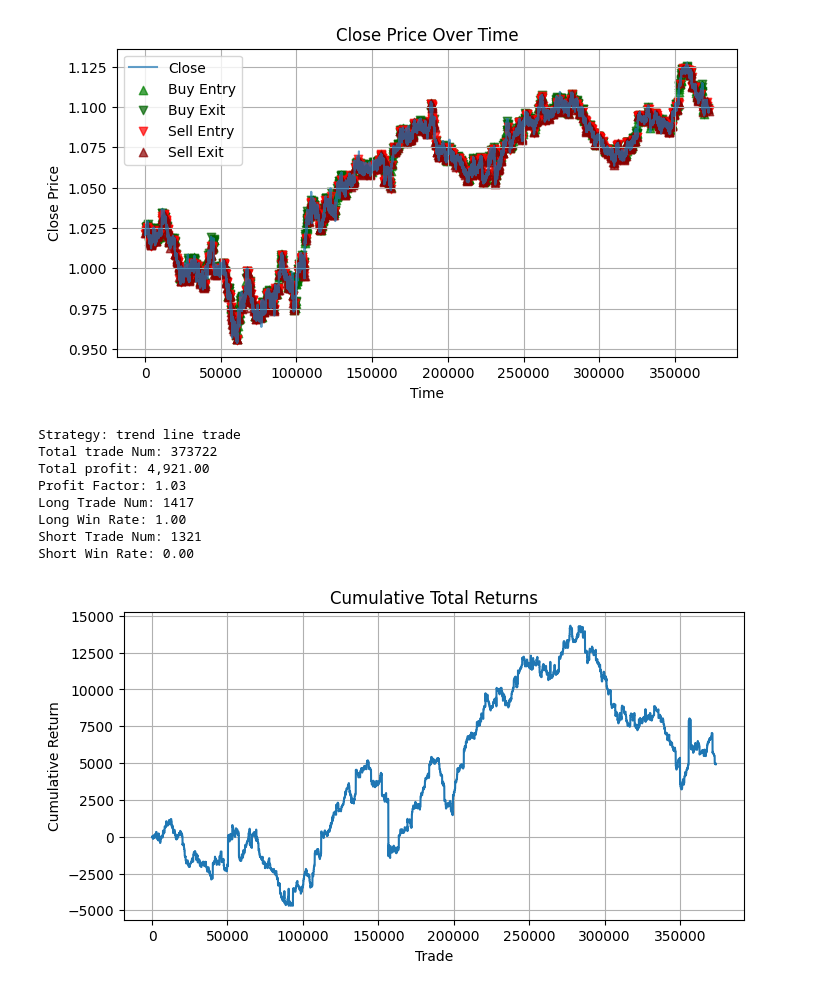
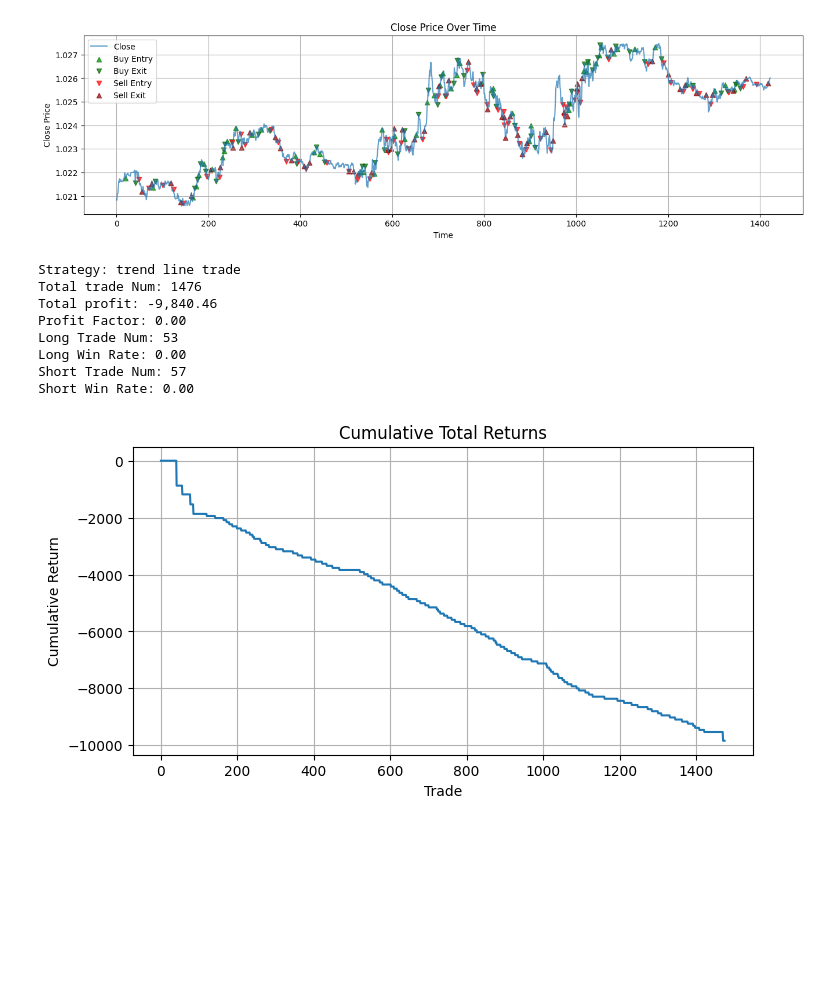
Before and after one commit to pixcelo/mt5-using-python, a Jupyter notebook: back-test/backtest.ipynb, the cells around one changed output. Saved outputs shown, nothing was run; the diff lists cells and outputs as text; code cells hidden in the pictures; blank space fills up the shorter version.

```diff
--- a/back-test/backtest.ipynb
+++ b/back-test/backtest.ipynb
@@ -10,7 +10,7 @@ from datetime import datetime, time, timedelta
 from modules import TradingStrategy
 # %%
 def plot_df(df, buy_entries=[], buy_exits=[], sell_entries=[], sell_exits=[]):
-    plt.figure(figsize=(8,4))
+    plt.figure(figsize=(16,4))
     plt.plot(df['close'], label='Close', alpha=0.7)
 
     # Plotting buy and sell points with specified markers and colors
@@ -151,42 +151,42 @@ symbol = 'EURUSD'
 
 df = pd.read_csv(file_name)
 
 # Generate the log filename with current timestamp
 log_filename = datetime.now().strftime('../log/%Y-%m-%d-%H-%M.log')
 
 if __name__ == '__main__':
     # Logging configuration
     logging.basicConfig(filename=log_filename, level=logging.INFO, format='%(message)s')
     logging.info(f'{file_name}\n')
 
     strategy = TradingStrategy(allow_short=True)
 
     # Filter data by date if required
     start_date = None
     end_date = None
-    # start_date = "2022-08-01"
-    # end_date = "2022-08-31"
+    start_date = "2022-08-01"
+    end_date = "2022-08-02"
     df = filter_dataframe_by_date(df, start_date, end_date)
 
     trade_conditions = [
         (strategy.trade_conditions_func, "trend line trade"),
     ]
 
     # Execute the trade logic
     for trade_condition, description in trade_conditions:
         result = trade_logic(symbol, df, trade_condition)
 
         # Plot using modified plot function
         plot_df(df, result['buy_entries'], result['buy_exits'], result['sell_entries'], result['sell_exits'])
         summarize_trade_results(result, description)
 # %% [output]
-[figure, old version]
+[figure, new version]
 Strategy: trend line trade
-Total trade Num: 373722
-Total profit: 4,921.00
-Profit Factor: 1.03
-Long Trade Num: 1417
-Long Win Rate: 1.00
-Short Trade Num: 1321
+Total trade Num: 1476
+Total profit: -9,840.46
+Profit Factor: 0.00
+Long Trade Num: 53
+Long Win Rate: 0.00
+Short Trade Num: 57
 Short Win Rate: 0.00
-[figure, old version]
+[figure, new version]
```
Also changed, not shown: parts of 2 cells of this notebook, 1 other file.
